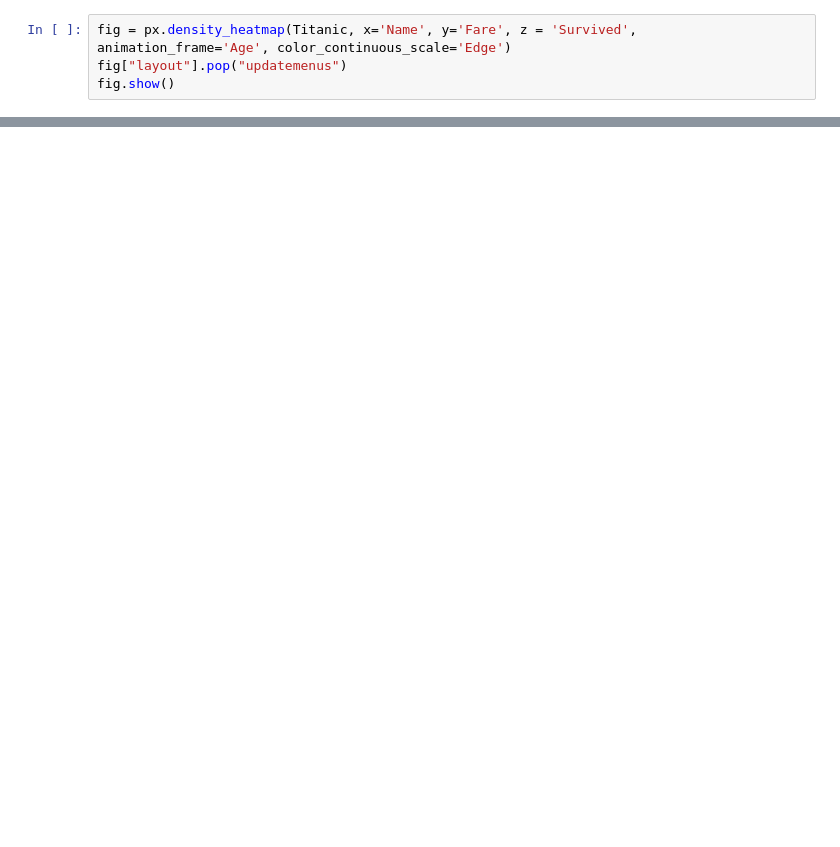
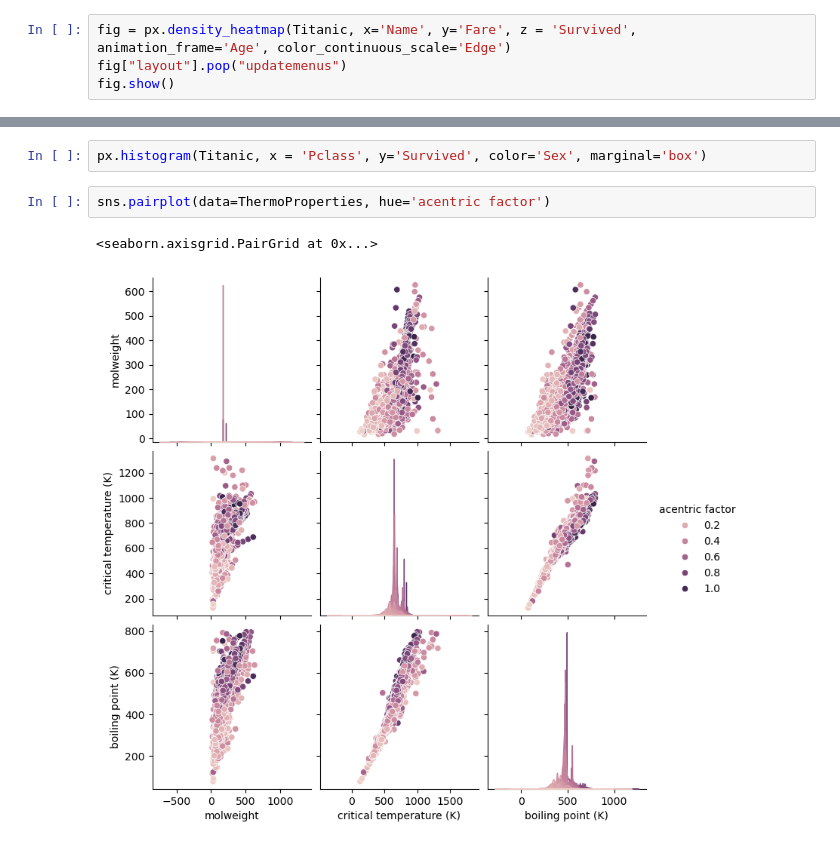
Before and after one commit to jbiffl/ENCH670FigureAssignment, a Jupyter notebook: ENCH470FigureProject.ipynb, the cells around one changed output, grey strips where cells are left out. Cells and saved outputs as stored; diff of their text form; blank space fills up the shorter version.

```diff
--- a/ENCH470FigureProject.ipynb
+++ b/ENCH470FigureProject.ipynb
@@ -99,0 +289,7 @@ px.bar_polar(Titanic, r='Survived', theta='Name', color='Fare', color_continuous
+# %%
+px.histogram(Titanic, x = 'Pclass', y='Survived', color='Sex', marginal='box')
+# %%
+sns.pairplot(data=ThermoProperties, hue='acentric factor')
+# %% [output]
+<seaborn.axisgrid.PairGrid at 0x...>
+[figure, added]
```
Also changed, not shown: parts of 10 cells of this notebook.
